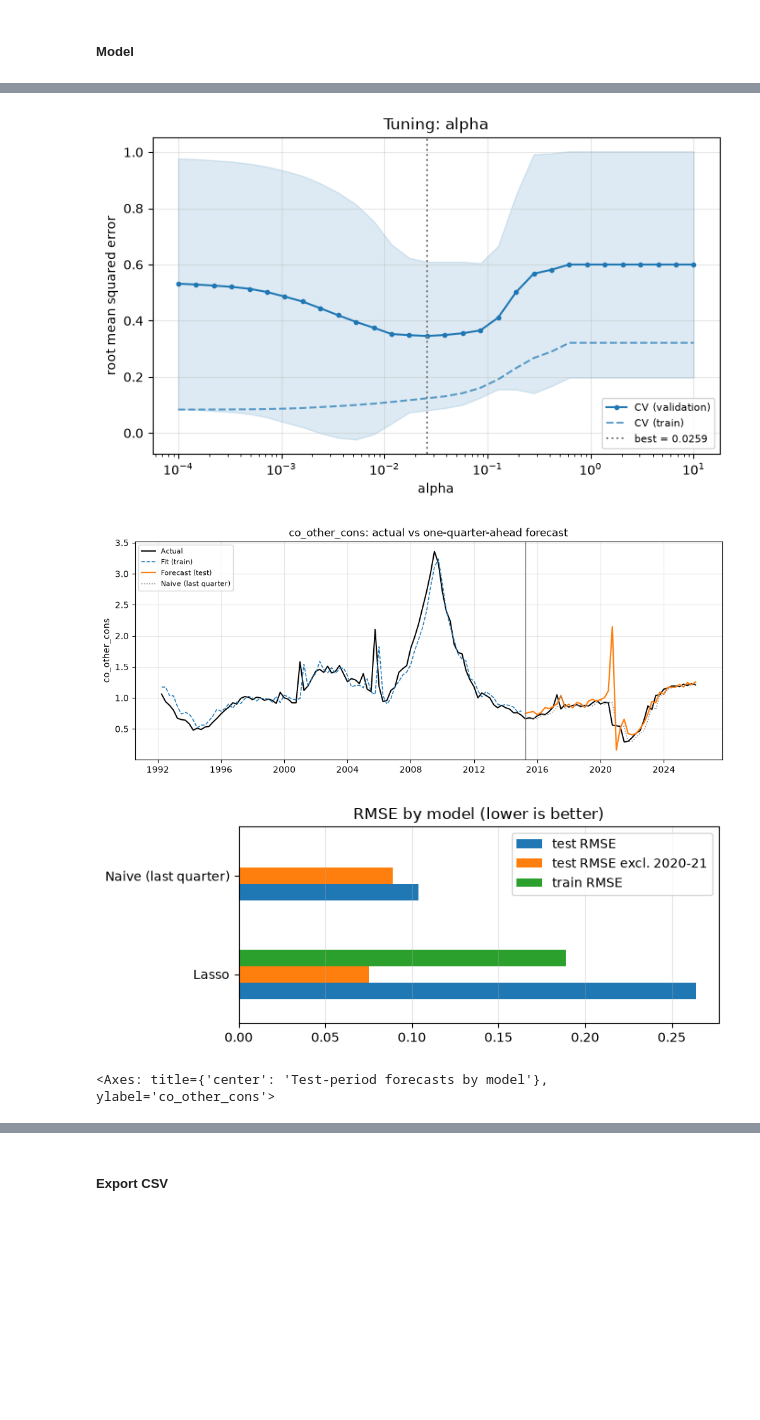
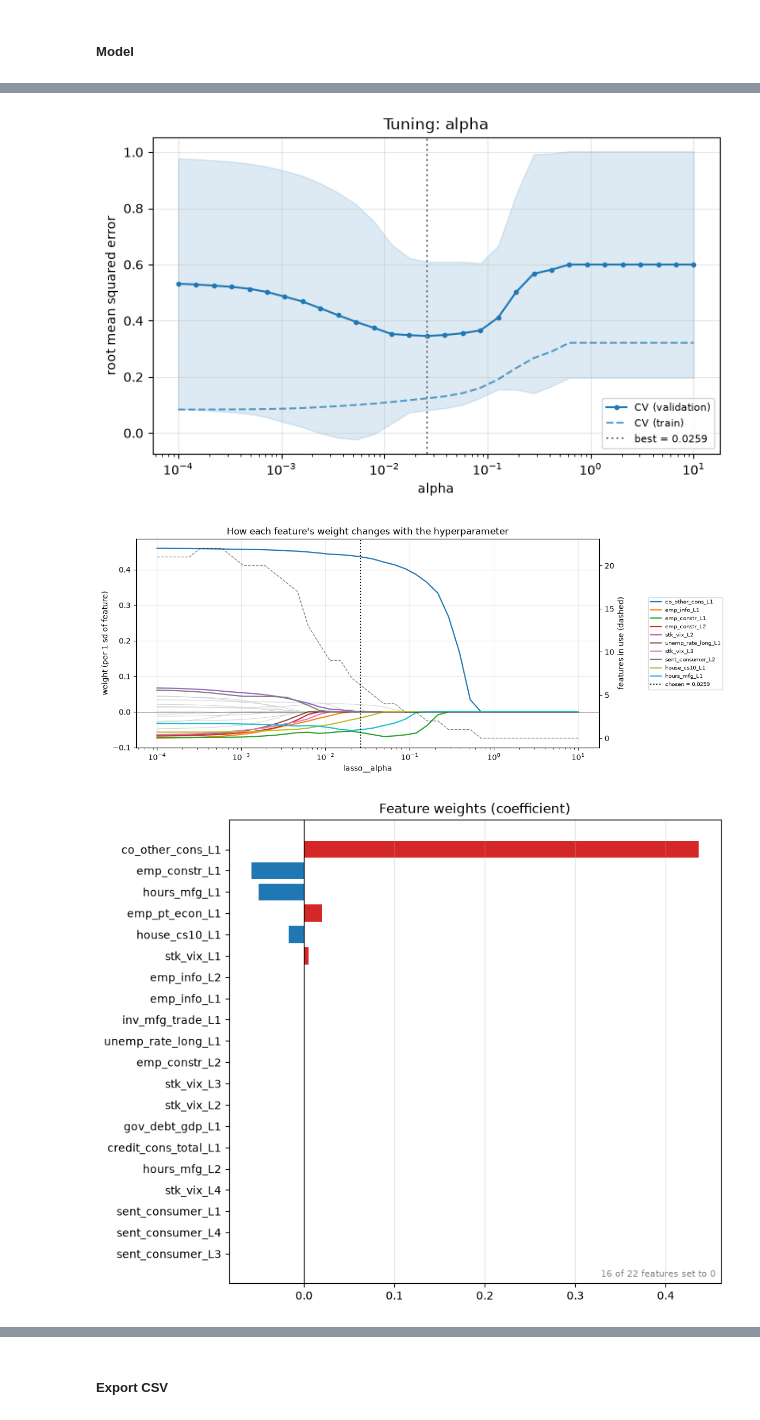
Before and after one commit to andre-bu-gitdev/DX799-O1, a Jupyter notebook: Milestone_1_2_Work_Folder/2. lasso_ridge_elastic-net_regression.ipynb, the cells around one changed output, grey strips where cells are left out. Cells and saved outputs as stored; diff of their text form; code cells hidden in the pictures; blank space fills up the shorter version.

```diff
--- a/Milestone_1_2_Work_Folder/2. lasso_ridge_elastic-net_regression.ipynb
+++ b/Milestone_1_2_Work_Folder/2. lasso_ridge_elastic-net_regression.ipynb
@@ -7,29 +7,49 @@ The alpha parameter in Lasso regression controls the strength of the L1 regulari
 # %% [markdown]
 ##### Model
 # %%
-    from prep import *
-    from sklearn.linear_model import Lasso
+from prep import *
+from sklearn.linear_model import Lasso
 
-    X_train, X_test, y_train, y_test, meta = load_model_data()
+X_train, X_test, y_train, y_test, meta = load_model_data()
 
-    # 1) build + tune (grid lives in the notebook)
-    pipe = make_pipeline(*preprocess(scale=True), Lasso(max_iter=50_000))
-    grid = {"lasso__alpha": np.logspace(-4, 1, 30)}
-    search = tune(pipe, grid, X_train, y_train)
+# 1) build + tune (grid lives in the notebook)
+pipe = make_pipeline(*preprocess(scale=True), Lasso(max_iter=50_000))
+grid = {"lasso__alpha": np.logspace(-4, 1, 30)}
+search = tune(pipe, grid, X_train, y_train)
+best  = search.best_estimator_
+alpha = search.best_params_["lasso__alpha"]
 
-    # 2) see how the hyperparameter changes performance
-    tuning_table(search)
-    plot_tuning(search, "lasso__alpha")
+# 2) see how the hyperparameter changes performance
+tuning_table(search)
+plot_tuning(search, "lasso__alpha")
 
-    # 3) score the best model, look at it, save it for the final comparison
-    best = search.best_estimator_
-    score(best, X_train, X_test, y_train, y_test)
-    plot_forecast(best, X_train, X_test, y_train, y_test)
-    record("Lasso", best, X_train, X_test, y_train, y_test, search=search)
+# ---------- 4. How alpha changed each feature's weight ----------
+path = weight_path(pipe, "lasso__alpha", np.logspace(-4, 1, 40), X_train, y_train)
+plot_weight_path(path, best=alpha)
 
-    # 4) any notebook (or a final one): compare every recorded model
-    compare()
-    plot_forecasts()
+# ---------- 5. What the chosen model put on each feature ----------
+feature_weights(best, X_train)                     # per lagged feature (0 = dropped)
+feature_weights(best, X_train, by_variable=True)   # lags added up per variable
+plot_feature_weights(best, X_train)
+
+# ---------- 6. Overfitting checks ----------
+W, stability = weight_stability(best, X_train, y_train)
+display(stability)
+plot_weight_stability(W)
+
+perm = permutation_table(best, X_train, y_train, X_test, y_test)
+plot_permutation(perm)
+
+# 3) score the best model, look at it, save it for the final comparison
+#best = search.best_estimator_
+score(best, X_train, X_test, y_train, y_test)
+plot_forecast(best, X_train, X_test, y_train, y_test)
+record("Lasso", best, X_train, X_test, y_train, y_test, search=search,
+       notes=f"alpha={alpha:.3g}")
+
+# 4) any notebook (or a final one): compare every recorded model
+compare()
+plot_forecasts()
 # %% [output]
 train 1992-03-31 to 2014-12-31  (92, 22)
 test  2015-03-31 to 2025-12-31  (44, 22)
@@ -39,4 +77,3 @@ recorded 'Lasso' -> /workspaces/DX799-O1/model_data/results
 [figure]
-[figure, old version]
+[figure, new version]
-[figure, old version]
+[figure, new version]
-<Axes: title={'center': 'Test-period forecasts by model'}, ylabel='co_other_cons'>
```
Also changed, not shown: parts of 1 cell of this notebook, 2 other files.
